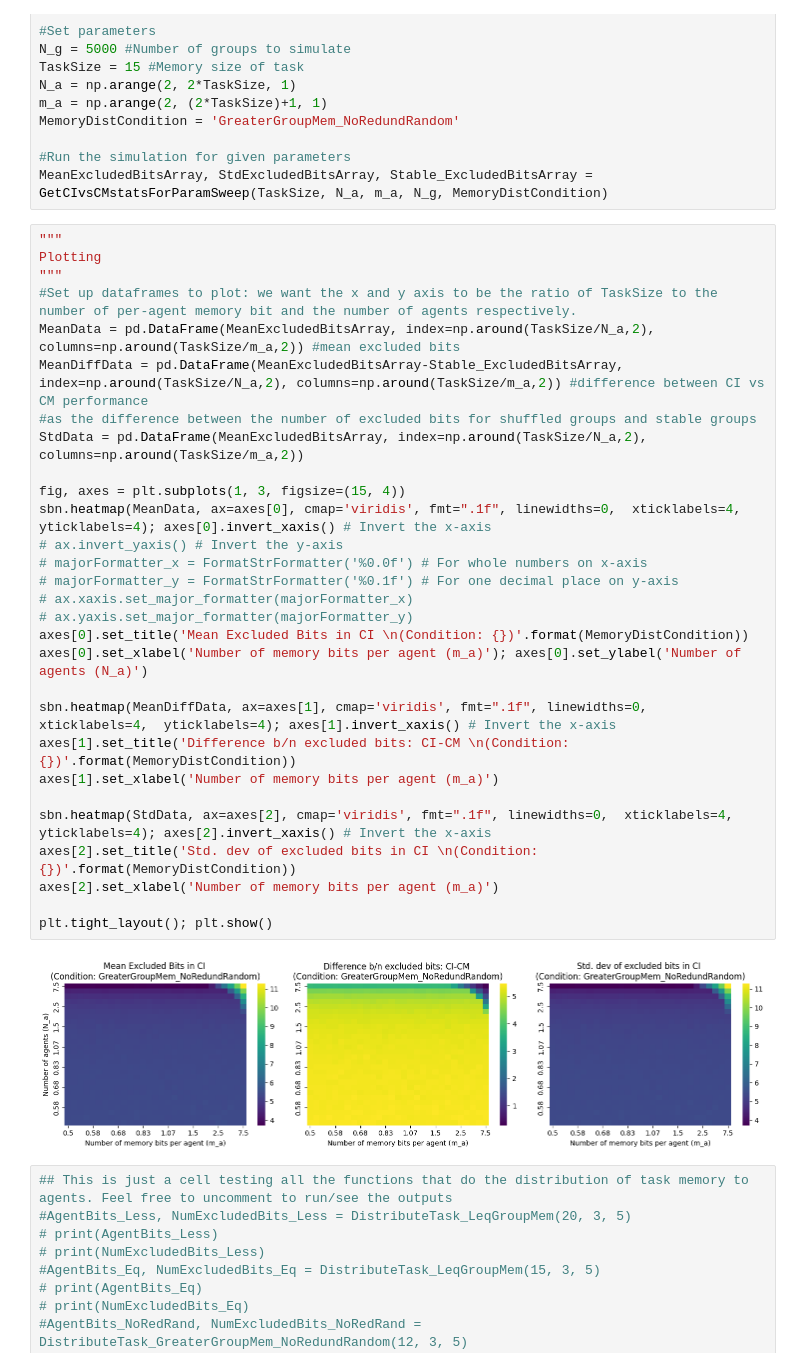
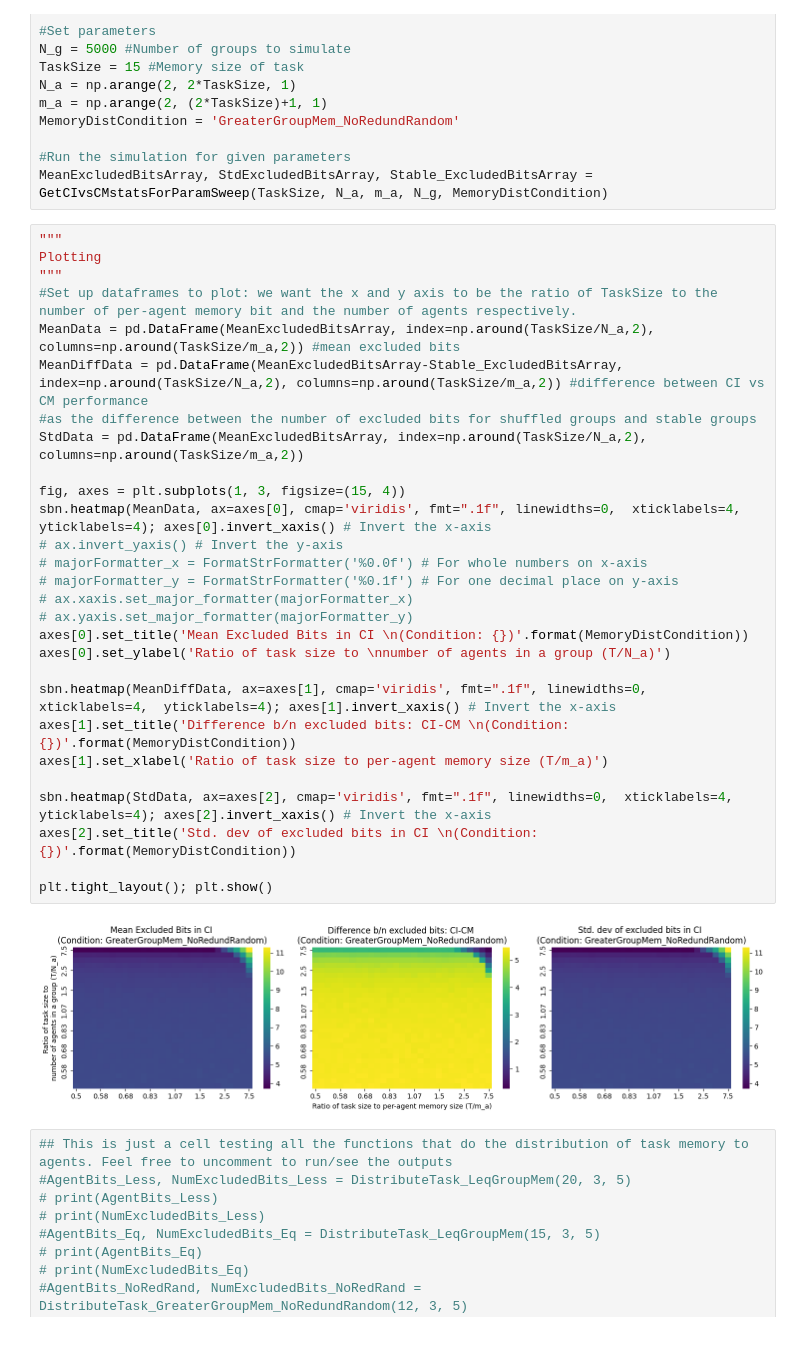
Before and after one commit to Ritwikavps/CollectiveMemoryvsCollectiveIntelligence, a Jupyter notebook: CIvsCM_MemoryTaskSim.ipynb, the cells around one changed output. Cells and saved outputs as stored; diff of their text form.

Commit message:
Updated plotting code in CIvsCM_MemoryTaskSim.ipynb

```diff
--- a/CIvsCM_MemoryTaskSim.ipynb
+++ b/CIvsCM_MemoryTaskSim.ipynb
@@ -415,34 +415,33 @@ MeanExcludedBitsArray, StdExcludedBitsArray, Stable_ExcludedBitsArray = GetCIvsC
 # %%
 """
 Plotting
 """
 #Set up dataframes to plot: we want the x and y axis to be the ratio of TaskSize to the number of per-agent memory bit and the number of agents respectively.
 MeanData = pd.DataFrame(MeanExcludedBitsArray, index=np.around(TaskSize/N_a,2), columns=np.around(TaskSize/m_a,2)) #mean excluded bits
 MeanDiffData = pd.DataFrame(MeanExcludedBitsArray-Stable_ExcludedBitsArray, index=np.around(TaskSize/N_a,2), columns=np.around(TaskSize/m_a,2)) #difference between CI vs CM performance
 #as the difference between the number of excluded bits for shuffled groups and stable groups
 StdData = pd.DataFrame(MeanExcludedBitsArray, index=np.around(TaskSize/N_a,2), columns=np.around(TaskSize/m_a,2))
 
 fig, axes = plt.subplots(1, 3, figsize=(15, 4))
 sbn.heatmap(MeanData, ax=axes[0], cmap='viridis', fmt=".1f", linewidths=0,  xticklabels=4,  yticklabels=4); axes[0].invert_xaxis() # Invert the x-axis
 # ax.invert_yaxis() # Invert the y-axis
 # majorFormatter_x = FormatStrFormatter('%0.0f') # For whole numbers on x-axis
 # majorFormatter_y = FormatStrFormatter('%0.1f') # For one decimal place on y-axis
 # ax.xaxis.set_major_formatter(majorFormatter_x)
 # ax.yaxis.set_major_formatter(majorFormatter_y)
 axes[0].set_title('Mean Excluded Bits in CI \n(Condition: {})'.format(MemoryDistCondition))
-axes[0].set_xlabel('Number of memory bits per agent (m_a)'); axes[0].set_ylabel('Number of agents (N_a)')
+axes[0].set_ylabel('Ratio of task size to \nnumber of agents in a group (T/N_a)')
 
 sbn.heatmap(MeanDiffData, ax=axes[1], cmap='viridis', fmt=".1f", linewidths=0,  xticklabels=4,  yticklabels=4); axes[1].invert_xaxis() # Invert the x-axis
 axes[1].set_title('Difference b/n excluded bits: CI-CM \n(Condition: {})'.format(MemoryDistCondition))
-axes[1].set_xlabel('Number of memory bits per agent (m_a)')
+axes[1].set_xlabel('Ratio of task size to per-agent memory size (T/m_a)')
 
 sbn.heatmap(StdData, ax=axes[2], cmap='viridis', fmt=".1f", linewidths=0,  xticklabels=4,  yticklabels=4); axes[2].invert_xaxis() # Invert the x-axis
 axes[2].set_title('Std. dev of excluded bits in CI \n(Condition: {})'.format(MemoryDistCondition))
-axes[2].set_xlabel('Number of memory bits per agent (m_a)')
 
 plt.tight_layout(); plt.show()
 # %% [output]
-[figure, old version]
+[figure, new version]
 # %%
 ## This is just a cell testing all the functions that do the distribution of task memory to agents. Feel free to uncomment to run/see the outputs
 #AgentBits_Less, NumExcludedBits_Less = DistributeTask_LeqGroupMem(20, 3, 5)
```
